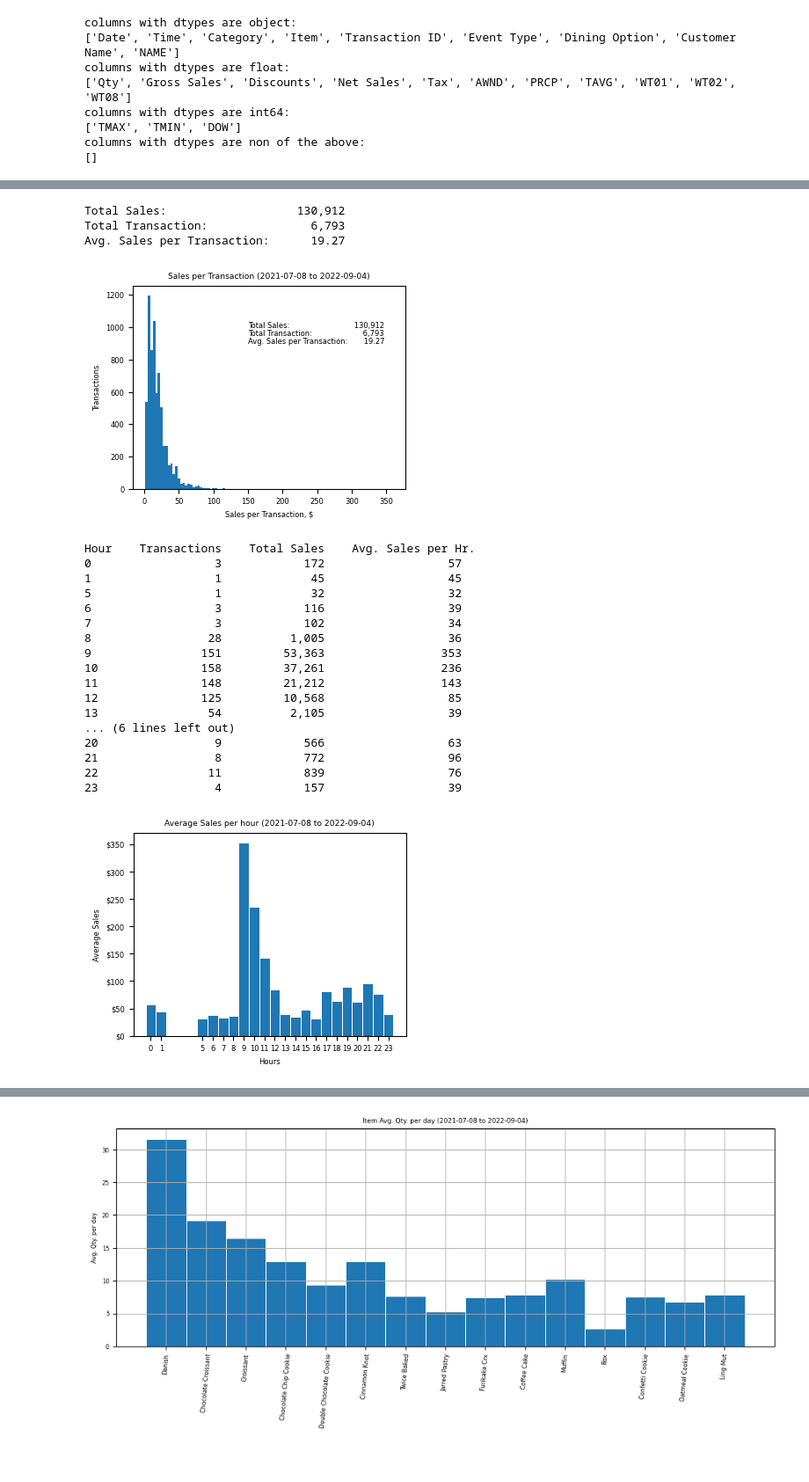
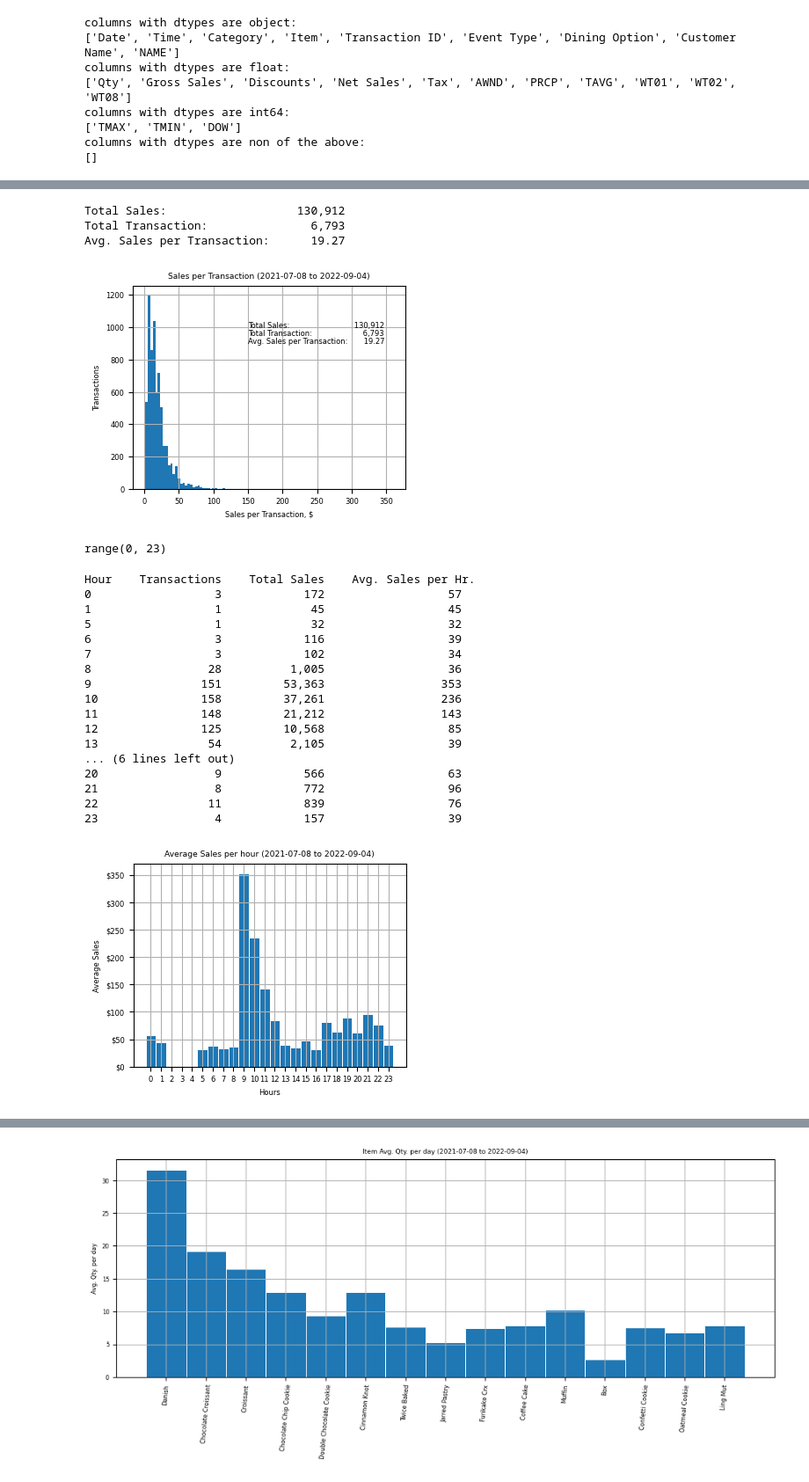
Before and after one commit to pympk/py379, a Jupyter notebook: bb/item_sale_group.ipynb, the cells around one changed output, grey strips where cells are left out. Shown at 88% size. Saved outputs shown, nothing was run; the diff lists cells and outputs as text; code cells hidden in the pictures.

```diff
--- a/bb/item_sale_group.ipynb
+++ b/bb/item_sale_group.ipynb
@@ -62,11 +79,19 @@ columns with dtypes are non of the above:
 import matplotlib.pyplot as plt
 import matplotlib.ticker as mtick
 import numpy as np
-# _figsize = (4,3)  # (width, height)
-# _fontsize = 6
-# _titlescale = 1.1  # scale title text
-# _grid = False  # default False
-# # _scale = 1
+
+_figsize = (4,3)  # (width, height)
+_fontsize = 6
+_titlescale = 1.1  # scale title text
+_grid = True  # default False
+# _scale = 1
+
+plt.rc('font', size=_fontsize) #controls default text size
+plt.rc('axes', titlesize=_fontsize*_titlescale) #fontsize of the title
+plt.rc('axes', labelsize=_fontsize) #fontsize of the x and y labels
+plt.rc('xtick', labelsize=_fontsize) #fontsize of the x tick labels
+plt.rc('ytick', labelsize=_fontsize) #fontsize of the y tick labels
+plt.rc('legend', fontsize=_fontsize) #fontsize of the legend
 # %%
 # Bar Graph, Avg. Gross Sales per day
 _df = df.groupby(['DOW', 'Date']).agg('sum')
@@ -198,12 +214,11 @@ _ylabel = 'Transactions'
 _title = 'Sales per Transaction' + date_str
 _density = False  # False => count, True => Area = 1
 n, bins, patches = plt.hist(_x, _bins, density=_density)
-plt.rcParams.update({'font.size': _fontsize})
+# plt.rcParams.update({'font.size': _fontsize})
 plt.rcParams["figure.figsize"] = _figsize
 plt.xlabel(_xlabel)
 plt.ylabel(_ylabel)
-plt.title(_title, fontsize = _fontsize*_titlescale)
-
+plt.title(_title)
 plt.text(150, 1000, f'Total Sales:                         {Total_Gross_Sales:>10,.0f}')
 plt.text(150, 950,  f'Total Transaction:                 {Total_Trans:>10,}')
 plt.text(150, 900,  f'Avg. Sales per Transaction:  {Avg_Sales_per_Trans:>10,.2f}')
@@ -213,7 +228,11 @@ plt.show()
 Total Sales:                   130,912
 Total Transaction:               6,793
 Avg. Sales per Transaction:      19.27
-[figure, old version]
+[figure, new version]
+# %%
+range(2)
+# %% [output]
+range(0, 23)
 # %%
 _df = df.sort_values(by=['Time', 'Date'])
 _df.Time = pd.to_datetime(_df.Time)
@@ -235,7 +254,6 @@ for Time, _df1 in _df.groupby(level=0):
   _l_avg_sale.append(_avg_sales_per_hr)
   print(f'{Time:<4}    {_transactions:>12,.0f}    {_total_sales:>11,.0f}    {_avg_sales_per_hr:>16,.0f}')
 
-
 _xlabel = 'Hours'
 _ylabel = 'Average Sales'
 _title = 'Average Sales per hour' + date_str
@@ -244,40 +262,36 @@ x = _l_hr
 y = _l_avg_sale
 # plot
 fig, ax = plt.subplots()
 ax.bar(x, y, width=1, edgecolor="white", linewidth=0.7)
-# ax.set(xlim=(0, 8), xticks=np.arange(1, 8),
-#        ylim=(0, 8), yticks=np.arange(1, 8))
 plt.xlabel(_xlabel)
 plt.ylabel(_ylabel)
-plt.title(_title, fontsize = _fontsize*_titlescale)
-ax.set_xticks(x)
-# ax.set_xticklabels(['Sun', 'Mon', 'Tue', 'Wed', 'Thu', 'Fri', 'Sat'])
+plt.title(_title)
+ax.set_xticks(range(24))
 plt.rcParams["figure.figsize"] = _figsize
-# plt.rcParams["figure.figsize"] = [_scale * i for i in plt.rcParams["figure.figsize"]]
 fmt = '${x:,.0f}'  # format number with $ and ,
 tick = mtick.StrMethodFormatter(fmt)
 ax.yaxis.set_major_formatter(tick) # replace 0..6 with Sun ... Sat
 plt.grid(_grid)
 plt.show()
 # %% [output]
 Hour    Transactions    Total Sales    Avg. Sales per Hr.
 0                  3            172                  57
 1                  1             45                  45
 5                  1             32                  32
 6                  3            116                  39
 7                  3            102                  34
 8                 28          1,005                  36
 9                151         53,363                 353
 10               158         37,261                 236
 11               148         21,212                 143
 12               125         10,568                  85
 13                54          2,105                  39
 ... (6 lines left out)
 20                 9            566                  63
 21                 8            772                  96
 22                11            839                  76
 23                 4            157                  39
-[figure, old version]
+[figure, new version]
 # %%
 df1 = df[['DOW', 'TAVG', 'Date', 'Gross Sales']]
 df2 = df1.groupby(['DOW', 'TAVG']).agg({'Date':['nunique'], 'Gross Sales':['sum']})
```
Also changed, not shown: parts of 18 cells of this notebook.
